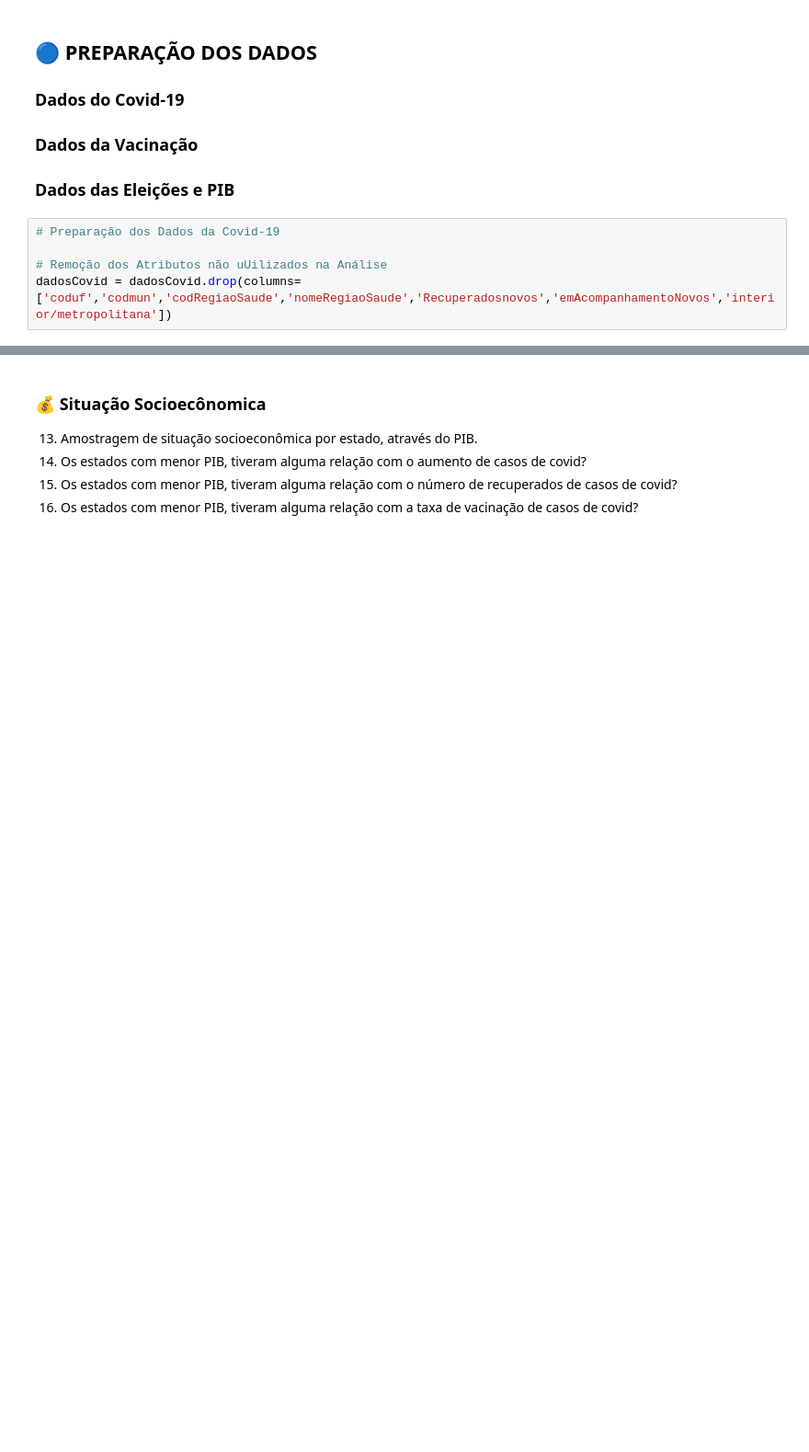
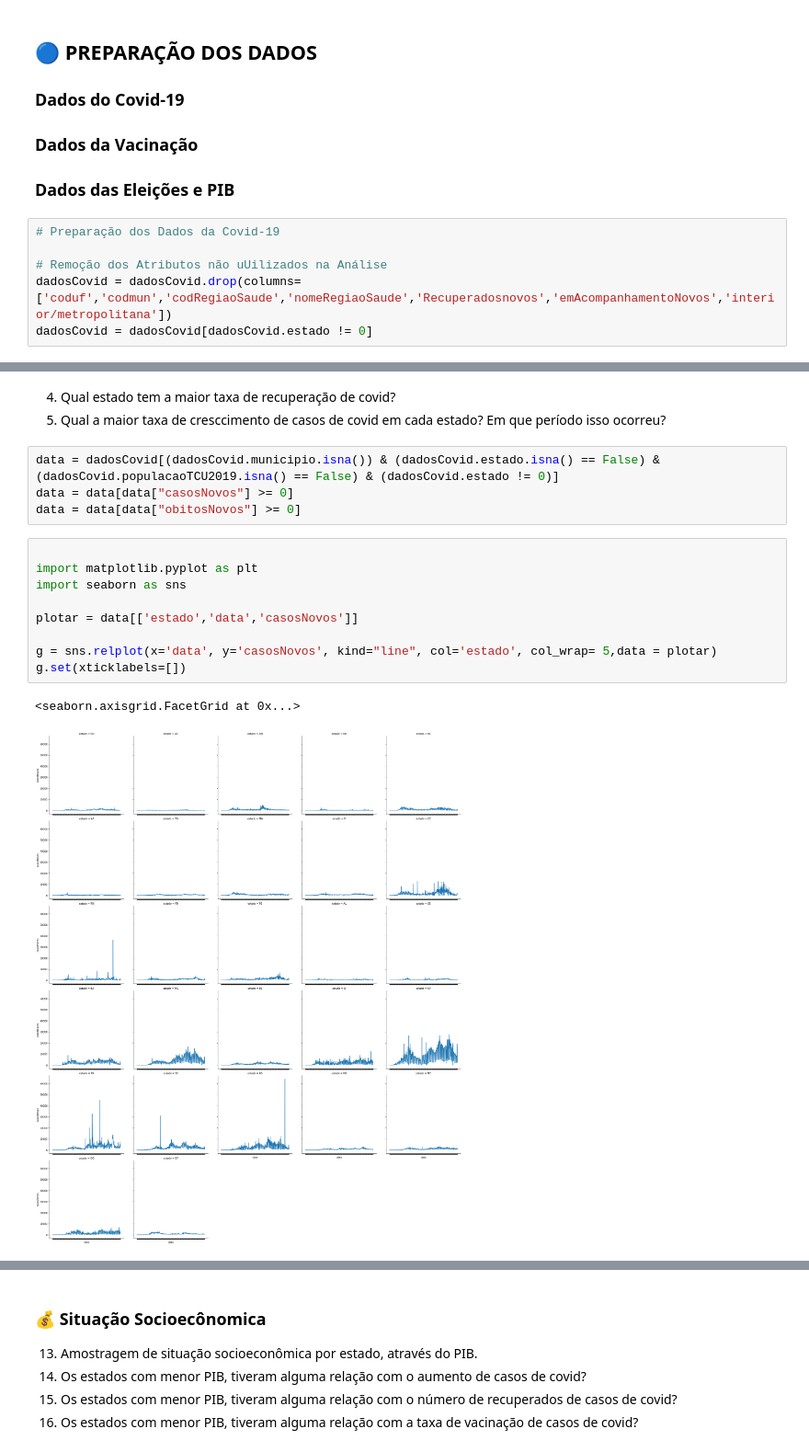
Before and after one commit to stardotwav/BrasilEmDados, a Jupyter notebook: AnaliseExtracaoConhecimento.ipynb, the cells around one changed output, grey strips where cells are left out. Shown at 92% size. Drawn from its saved outputs; the diff is of its cells as text; blank space fills up the shorter version.

```diff
--- a/AnaliseExtracaoConhecimento.ipynb
+++ b/AnaliseExtracaoConhecimento.ipynb
@@ -99,5 +37,6 @@ PIB = {
 
 # Remoção dos Atributos não uUilizados na Análise
 dadosCovid = dadosCovid.drop(columns=['coduf','codmun','codRegiaoSaude','nomeRegiaoSaude','Recuperadosnovos','emAcompanhamentoNovos','interior/metropolitana'])
+dadosCovid = dadosCovid[dadosCovid.estado != 0]
 # %%
 # Preparação dos Dados da Vacinação
@@ -128,0 +92,19 @@ dadosTipoVacina = dadosTipoVacina.drop(columns=['Cód. IBGE','Dose 1','Dose 2'])
+# %% [markdown]
+4. Qual estado tem a maior taxa de recuperação de covid?
+5. Qual a maior taxa de cresccimento de casos de covid em cada estado? Em que período isso ocorreu?
+# %%
+data = dadosCovid[(dadosCovid.municipio.isna()) & (dadosCovid.estado.isna() == False) & (dadosCovid.populacaoTCU2019.isna() == False) & (dadosCovid.estado != 0)]
+data = data[data["casosNovos"] >= 0]
+data = data[data["obitosNovos"] >= 0]
+# %%
+
+import matplotlib.pyplot as plt
+import seaborn as sns
+
+plotar = data[['estado','data','casosNovos']]
+
+g = sns.relplot(x='data', y='casosNovos', kind="line", col='estado', col_wrap= 5,data = plotar)
+g.set(xticklabels=[])
+# %% [output]
+<seaborn.axisgrid.FacetGrid at 0x...>
+[figure, added]
```
Also changed, not shown: parts of 29 cells of this notebook.
